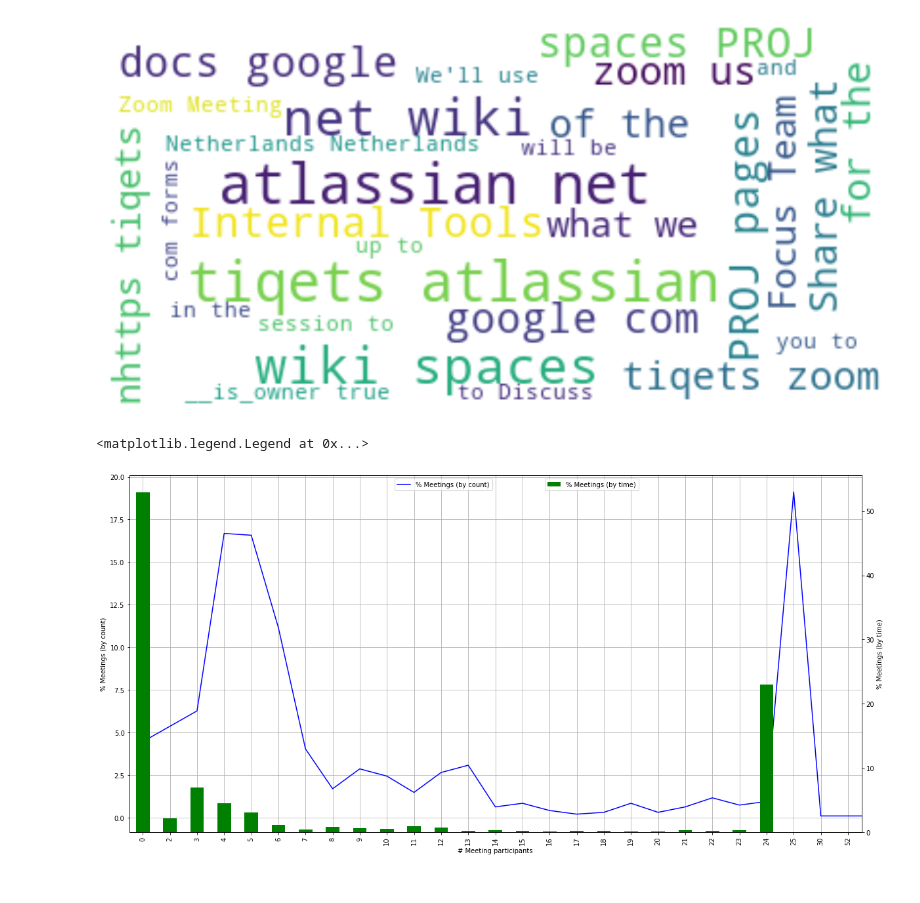
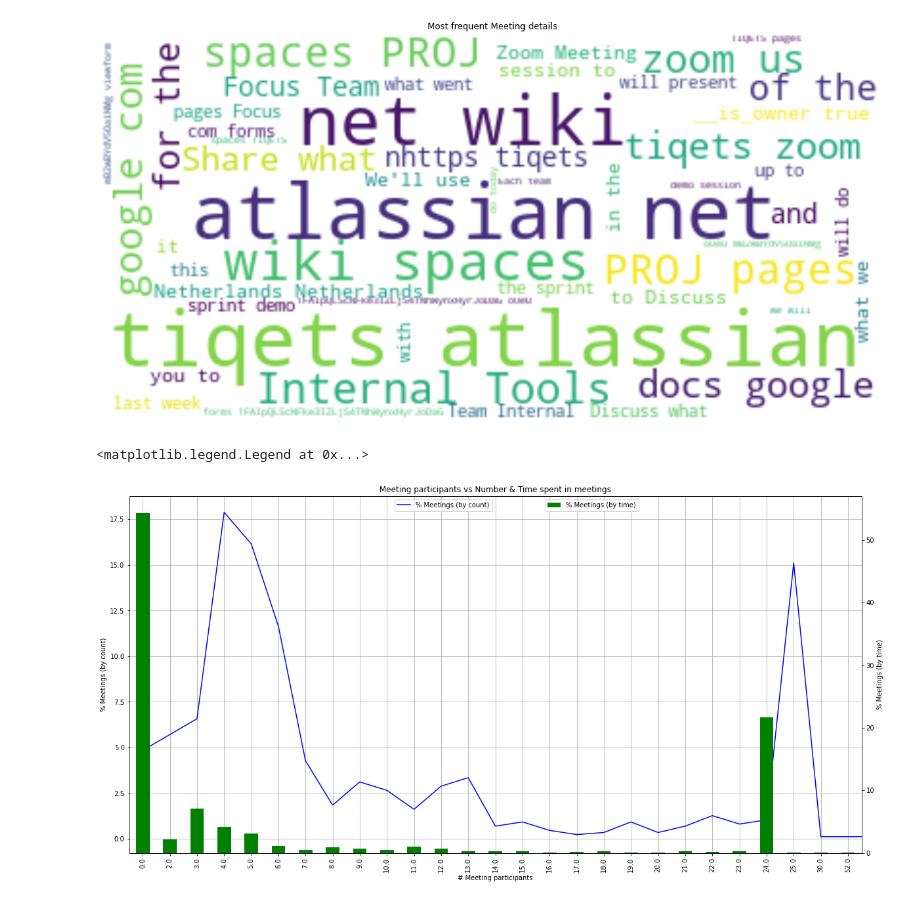
Before and after one commit to SITZ/calendar-analytics, a Jupyter notebook: calendar-analytics.ipynb, the cells around one changed output. Cells and saved outputs as stored; diff of their text form; code cells hidden in the pictures.

```diff
--- a/calendar-analytics.ipynb
+++ b/calendar-analytics.ipynb
@@ -45 +1,36 @@ df.head()
+# %%
+from icalendar import Calendar
+from datetime import datetime, timezone
+from icalendar.prop import vText, vDDDTypes, vCalAddress
+from pytz import timezone
+
+import pandas as pd
+
+# Export Calendar as *.ics file
+
+CALENDAR_EXPLORT_FIlE_NAME = 'sitesh@tiqets.com.ics'
+
+# Load calendar in pandas dataframe
+
+g = open(CALENDAR_EXPLORT_FIlE_NAME, 'rb')
+gcal = Calendar.from_ical(g.read())
+
+TIMEZONE = str(next(x.get('TZID') for x in gcal.subcomponents if x.name == 'VTIMEZONE'))
+gcal_events = filter(lambda component: component.name == 'VEVENT', gcal.subcomponents)
+
+df = pd.DataFrame(gcal_events)
+
+g.close()
+
+# Parse dataframe into appropriate data types
+
+for col in ['DTSTART', 'DTEND', 'CREATED', 'LAST-MODIFIED']:
+    df[col] = pd.to_datetime(df[col].apply(vDDDTypes.from_ical), utc=True).dt.tz_convert(TIMEZONE)
+
+for col in ['SUMMARY', 'DESCRIPTION', 'STATUS', 'LOCATION']:
+    df[col] = df[col].astype('string')
+
+df = df.loc[(df.DTSTART > timezone(TIMEZONE).localize(datetime(2018, 7, 1))) & (df.DTSTART < timezone(TIMEZONE).localize(datetime(2020, 7, 1)))]
+
+# df.head()
 # %%
@@ -66,21 +56,21 @@ plt.show()
 # %%
 # Generate word cloud of meeting details
 
 description_wordcloud = WordCloud(
     background_color='white',
-    stopwords=['http', 'https', 'nbsp', 'br', 'li', 'href', 'src'],
-#     include_numbers=True,
+    stopwords = ['http', 'https', 'nbsp', 'href', 'src', '×', '!--...--', '!DOCTYPE', 'a', 'abbr', 'acronym', 'abbr', 'address', 'applet', 'embed', 'object', 'area', 'article', 'aside', 'audio', 'b', 'base', 'basefont', 'bdi', 'bdo', 'big', 'blockquote', 'body', 'br', 'button', 'canvas', 'caption', 'center', 'cite', 'code', 'col', 'colgroup', 'data', 'datalist', 'dd', 'del', 'details', 'dfn', 'dialog', 'dir', 'ul', 'div', 'dl', 'dt', 'em', 'embed', 'fieldset', 'figcaption', 'figure', 'font', 'footer', 'form', 'frame', 'frameset', 'h1 to h6', 'head', 'header', 'hr', 'html', 'i', 'iframe', 'img', 'input', 'ins', 'kbd', 'label', 'legend', 'li', 'link', 'main', 'map', 'mark', 'meta', 'meter', 'nav', 'noframes', 'noscript', 'object', 'ol', 'optgroup', 'option', 'output', 'p', 'param', 'picture', 'pre', 'progress', 'q', 'rp', 'rt', 'ruby', 's', 'samp', 'script', 'section', 'select', 'small', 'source', 'span', 'strike'],
     max_words=50,
-    min_font_size=10,
-    max_font_size=30
-).generate_from_text(str(df.description.str.rsplit('-::~:~::~:~:').str.get(0).tolist()))
+#     min_font_size=10,
+#     max_font_size=30
+).generate_from_text(str(df.DESCRIPTION.str.rsplit('-::~:~::~:~:').str.get(0).tolist()))
 
 plt.figure(figsize=(20,10))
+plt.title('Most frequent Meeting details')
 plt.imshow(description_wordcloud, interpolation='bilinear')
 plt.axis('off')
 plt.show()
 # %% [output]
-[figure, old version]
+[figure, new version]
 # %%
 # Plot number of participants x time spent & count of meetings
 
@@ -88,10 +78,11 @@ from pandas import PeriodIndex
 import numpy as np
 from matplotlib import cm
 
-df['attendee_count'] = df.attendee.apply(len)
-df['meeting_duration'] = (df['dtend'] - df['dtstart']).astype('timedelta64[m]')
+df['attendee_count'] = df.ATTENDEE.str.len().fillna(0)
+df['meeting_duration'] = (df.DTEND - df.DTSTART)
 
 plt.figure(figsize=(20, 10))
+plt.title('Meeting participants vs Number & Time spent in meetings')
 meeting_attendee_axis = (df.groupby(['attendee_count'])['meeting_duration'].count() / df['meeting_duration'].count() * 100).plot(
     kind='line',
     color='blue',
@@ -115,7 +106,7 @@ meeting_attendee_axis.right_ax.set_ylabel('% Meetings (by time)')
 meeting_attendee_axis.right_ax.legend(['% Meetings (by time)'], bbox_to_anchor=(0.7, 1.0))
 # %% [output]
 <matplotlib.legend.Legend at 0x...>
-[figure, old version]
+[figure, new version]
 # %%
 # Plot meeting duration x time spent & count of meetings
 
```
Also changed, not shown: parts of 10 cells of this notebook.
